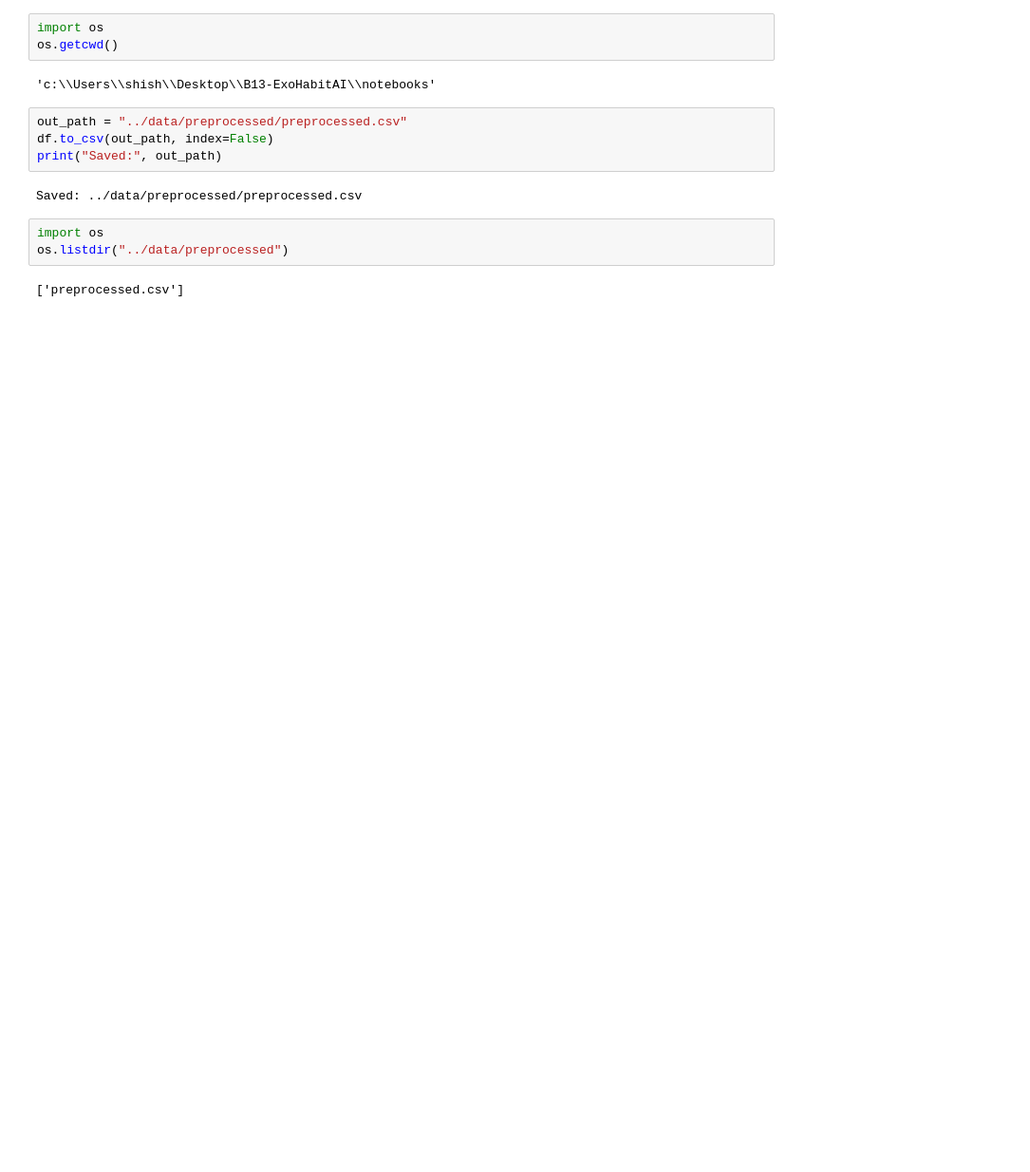
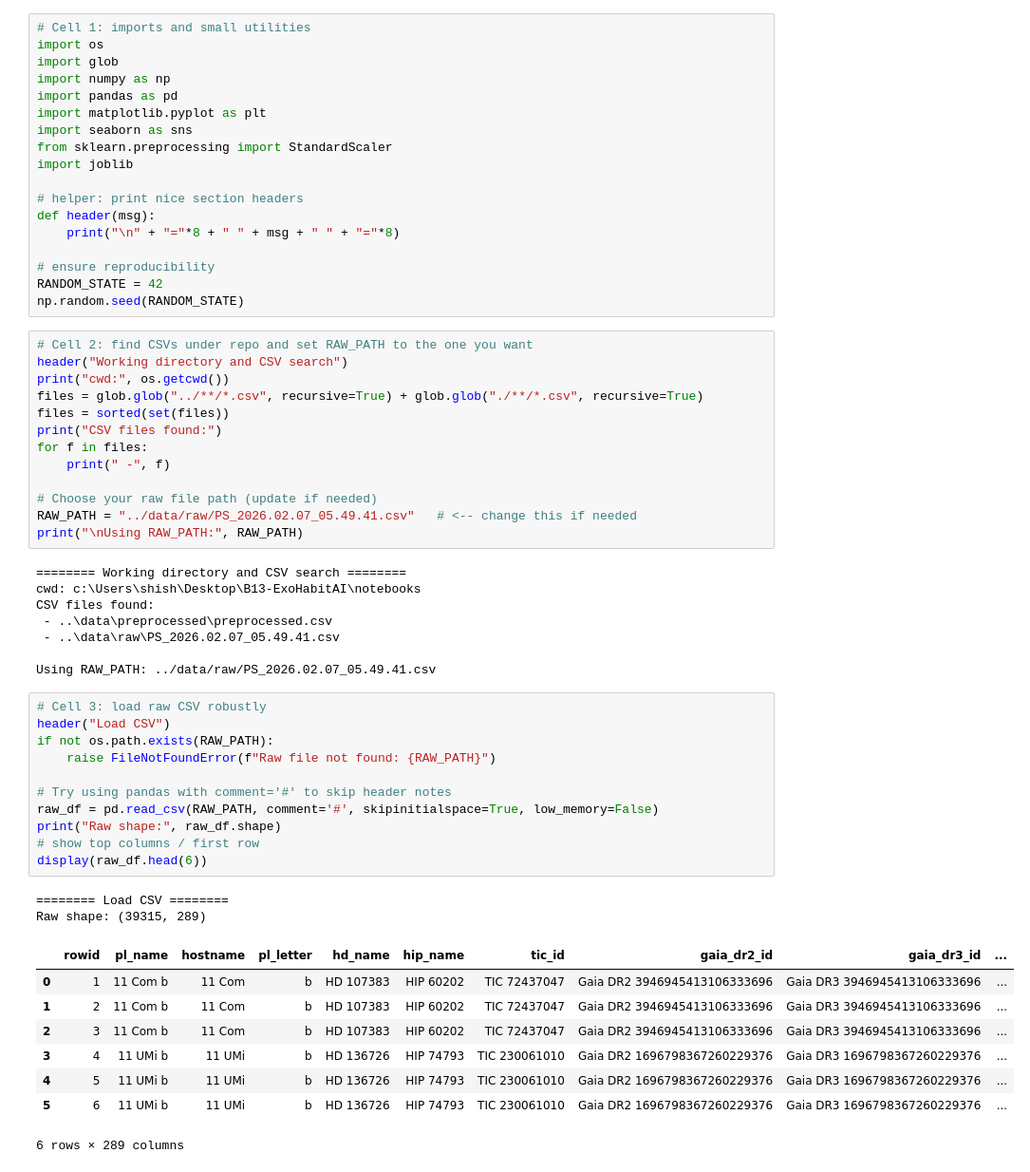
Before and after one commit to GKSJ-Deepvision/B13-ExoHabitAI, a Jupyter notebook: notebooks/data_preprocessing.ipynb, the cells around one changed output. Shown at 95% size. Saved outputs shown, nothing was run; the diff lists cells and outputs as text; blank space fills up the shorter version.

Commit message:
Milestone-1 Data Preprocessed csv

```diff
--- a/notebooks/data_preprocessing.ipynb
+++ b/notebooks/data_preprocessing.ipynb
@@ -475,16 +1,61 @@ Saved preprocessed dataset to: ..\data\preprocessed\preprocessed.csv
-# %%
-import os
-os.getcwd()
-# %% [output]
-'c:\\Users\\shish\\Desktop\\B13-ExoHabitAI\\notebooks'
-# %%
-out_path = "../data/preprocessed/preprocessed.csv"
-df.to_csv(out_path, index=False)
-print("Saved:", out_path)
-# %% [output]
-Saved: ../data/preprocessed/preprocessed.csv
-# %%
-import os
-os.listdir("../data/preprocessed")
-# %% [output]
-['preprocessed.csv']
+# %%
+# Cell 1: imports and small utilities
+import os
+import glob
+import numpy as np
+import pandas as pd
+import matplotlib.pyplot as plt
+import seaborn as sns
+from sklearn.preprocessing import StandardScaler
+import joblib
+
+# helper: print nice section headers
+def header(msg):
+    print("\n" + "="*8 + " " + msg + " " + "="*8)
+
+# ensure reproducibility
+RANDOM_STATE = 42
+np.random.seed(RANDOM_STATE)
+# %%
+# Cell 2: find CSVs under repo and set RAW_PATH to the one you want
+header("Working directory and CSV search")
+print("cwd:", os.getcwd())
+files = glob.glob("../**/*.csv", recursive=True) + glob.glob("./**/*.csv", recursive=True)
+files = sorted(set(files))
+print("CSV files found:")
+for f in files:
+    print(" -", f)
+
+# Choose your raw file path (update if needed)
+RAW_PATH = "../data/raw/PS_2026.02.07_05.49.41.csv"   # <-- change this if needed
+print("\nUsing RAW_PATH:", RAW_PATH)
+# %% [output]
+======== Working directory and CSV search ========
+cwd: c:\Users\shish\Desktop\B13-ExoHabitAI\notebooks
+CSV files found:
+ - ..\data\preprocessed\preprocessed.csv
+ - ..\data\raw\PS_2026.02.07_05.49.41.csv
+
+Using RAW_PATH: ../data/raw/PS_2026.02.07_05.49.41.csv
+# %%
+# Cell 3: load raw CSV robustly
+header("Load CSV")
+if not os.path.exists(RAW_PATH):
+    raise FileNotFoundError(f"Raw file not found: {RAW_PATH}")
+
+# Try using pandas with comment='#' to skip header notes
+raw_df = pd.read_csv(RAW_PATH, comment='#', skipinitialspace=True, low_memory=False)
+print("Raw shape:", raw_df.shape)
+# show top columns / first row
+display(raw_df.head(6))
+# %% [output]
+======== Load CSV ========
+Raw shape: (39315, 289)
+|  | rowid | pl_name | hostname | pl_letter | hd_name | hip_name | tic_id | gaia_dr2_id | gaia_dr3_id | ... |
+| 0 | 1 | 11 Com b | 11 Com | b | HD 107383 | HIP 60202 | TIC 72437047 | Gaia DR2 3946945413106333696 | Gaia DR3 3946945413106333696 | ... |
+| 1 | 2 | 11 Com b | 11 Com | b | HD 107383 | HIP 60202 | TIC 72437047 | Gaia DR2 3946945413106333696 | Gaia DR3 3946945413106333696 | ... |
+| 2 | 3 | 11 Com b | 11 Com | b | HD 107383 | HIP 60202 | TIC 72437047 | Gaia DR2 3946945413106333696 | Gaia DR3 3946945413106333696 | ... |
+| 3 | 4 | 11 UMi b | 11 UMi | b | HD 136726 | HIP 74793 | TIC 230061010 | Gaia DR2 1696798367260229376 | Gaia DR3 1696798367260229376 | ... |
+| 4 | 5 | 11 UMi b | 11 UMi | b | HD 136726 | HIP 74793 | TIC 230061010 | Gaia DR2 1696798367260229376 | Gaia DR3 1696798367260229376 | ... |
+| 5 | 6 | 11 UMi b | 11 UMi | b | HD 136726 | HIP 74793 | TIC 230061010 | Gaia DR2 1696798367260229376 | Gaia DR3 1696798367260229376 | ... |
+6 rows × 289 columns
```
Also changed, not shown: parts of 34 cells of this notebook, 1 other file.
